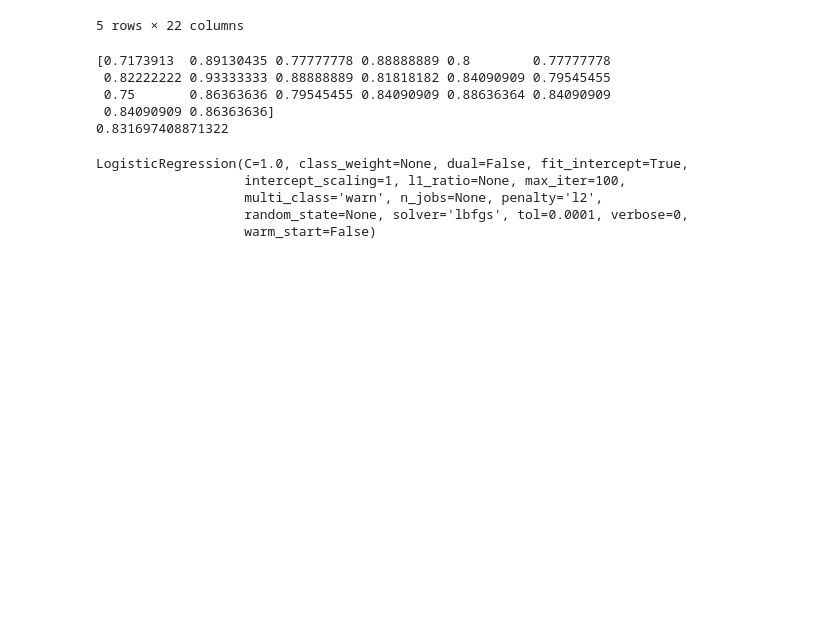
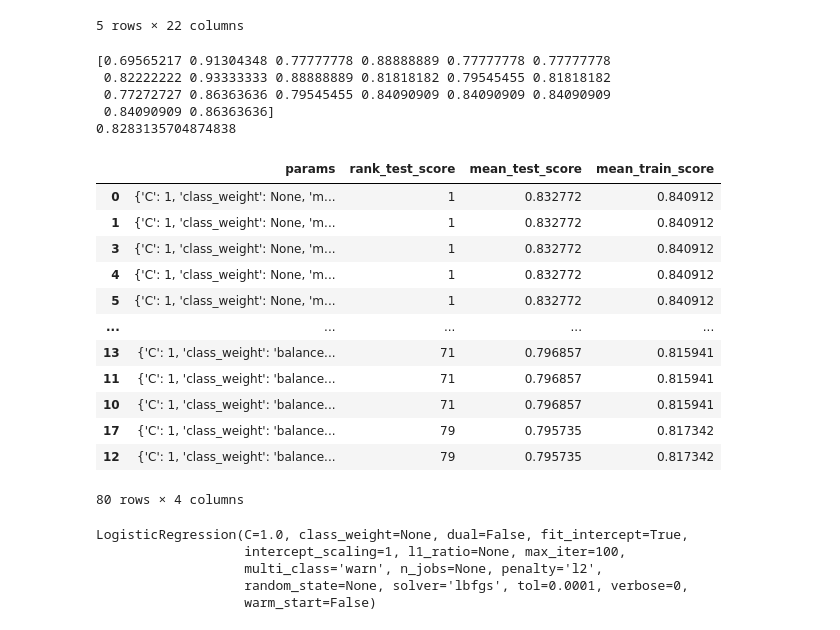
Before and after one commit to abhishekjain88/titanic-kaggle, a Jupyter notebook: Titanic Competition.ipynb, the cells around one changed output. Drawn from its saved outputs; the diff is of its cells as text; code cells hidden in the pictures; blank space fills up the shorter version.

Commit message:
Added logistic regression grid search

```diff
--- a/Titanic Competition.ipynb
+++ b/Titanic Competition.ipynb
@@ -1019,17 +1027,36 @@ X.head()
 # %%
 from sklearn.linear_model import LogisticRegression
-lr = LogisticRegression(solver='lbfgs')
+lr = LogisticRegression()
 # %%
 from sklearn.model_selection import cross_val_score
 scores = cross_val_score(lr, X, y, cv=20)
 print(scores)
 print(scores.mean())
 # %% [output]
-[0.7173913  0.89130435 0.77777778 0.88888889 0.8        0.77777778
- 0.82222222 0.93333333 0.88888889 0.81818182 0.84090909 0.79545455
- 0.75       0.86363636 0.79545455 0.84090909 0.88636364 0.84090909
+[0.69565217 0.91304348 0.77777778 0.88888889 0.77777778 0.77777778
+ 0.82222222 0.93333333 0.88888889 0.81818182 0.79545455 0.81818182
+ 0.77272727 0.86363636 0.79545455 0.84090909 0.84090909 0.84090909
  0.84090909 0.86363636]
-0.831697408871322
+0.8283135704874838
+# %%
+parameters = {'C': [1, 10, 50, 100], 'class_weight': (None, 'balanced'),\
+              'solver': ('newton-cg', 'lbfgs', 'liblinear', 'sag', 'saga'), 'max_iter': [100, 500]}
+results = grid_search(lr, parameters)
+results
+# %% [output]
+|  | params | rank_test_score | mean_test_score | mean_train_score |
+| 0 | {'C': 1, 'class_weight': None, 'm... | 1 | 0.832772 | 0.840912 |
+| 1 | {'C': 1, 'class_weight': None, 'm... | 1 | 0.832772 | 0.840912 |
+| 3 | {'C': 1, 'class_weight': None, 'm... | 1 | 0.832772 | 0.840912 |
+| 4 | {'C': 1, 'class_weight': None, 'm... | 1 | 0.832772 | 0.840912 |
+| 5 | {'C': 1, 'class_weight': None, 'm... | 1 | 0.832772 | 0.840912 |
+| ... | ... | ... | ... | ... |
+| 13 | {'C': 1, 'class_weight': 'balance... | 71 | 0.796857 | 0.815941 |
+| 11 | {'C': 1, 'class_weight': 'balance... | 71 | 0.796857 | 0.815941 |
+| 10 | {'C': 1, 'class_weight': 'balance... | 71 | 0.796857 | 0.815941 |
+| 17 | {'C': 1, 'class_weight': 'balance... | 79 | 0.795735 | 0.817342 |
+| 12 | {'C': 1, 'class_weight': 'balance... | 79 | 0.795735 | 0.817342 |
+80 rows × 4 columns
 # %%
 lr.fit(X, y)
 # %% [output]
```
Also changed, not shown: parts of 3 cells of this notebook.
